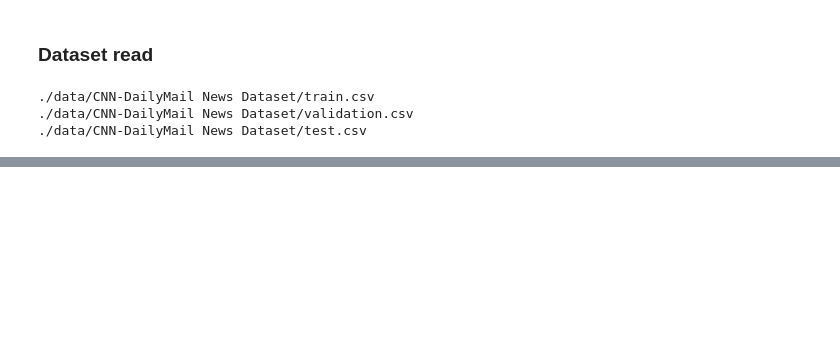
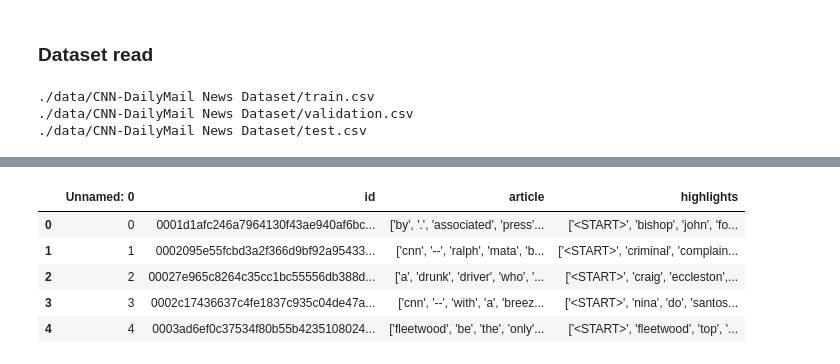
Before and after one commit to akshaygrao77/Text-Summarization, a Jupyter notebook: text_summarization_full.ipynb, the cells around one changed output, grey strips where cells are left out. Cells and saved outputs as stored; diff of their text form; code cells hidden in the pictures; blank space fills up the shorter version.

```diff
--- a/text_summarization_full.ipynb
+++ b/text_summarization_full.ipynb
@@ -218 +450,5 @@ valid_data = pd.read_csv('./data/CNN-DailyMail News Dataset/validation.csv')
+# %%
+processed_train_data = pd.read_csv('./processed_dataset/spacy_lemmatizer/train_data.csv')
+processed_valid_data = pd.read_csv('./processed_dataset/spacy_lemmatizer/validation.csv')
+processed_test_data = pd.read_csv('./processed_dataset/spacy_lemmatizer/test.csv')
 # %%
@@ -266,0 +463,9 @@ class TextSummarizationDataset(Dataset):
+# %%
+processed_train_data.iloc[:5]
+# %% [output]
+|  | Unnamed: 0 | id | article | highlights |
+| 0 | 0 | 0001d1afc246a7964130f43ae940af6bc... | ['by', '.', 'associated', 'press'... | ['<START>', 'bishop', 'john', 'fo... |
+| 1 | 1 | 0002095e55fcbd3a2f366d9bf92a95433... | ['cnn', '--', 'ralph', 'mata', 'b... | ['<START>', 'criminal', 'complain... |
+| 2 | 2 | 00027e965c8264c35cc1bc55556db388d... | ['a', 'drunk', 'driver', 'who', '... | ['<START>', 'craig', 'eccleston',... |
+| 3 | 3 | 0002c17436637c4fe1837c935c04de47a... | ['cnn', '--', 'with', 'a', 'breez... | ['<START>', 'nina', 'do', 'santos... |
+| 4 | 4 | 0003ad6ef0c37534f80b55b4235108024... | ['fleetwood', 'be', 'the', 'only'... | ['<START>', 'fleetwood', 'top', '... |
```
Also changed, not shown: parts of 64 cells of this notebook.
